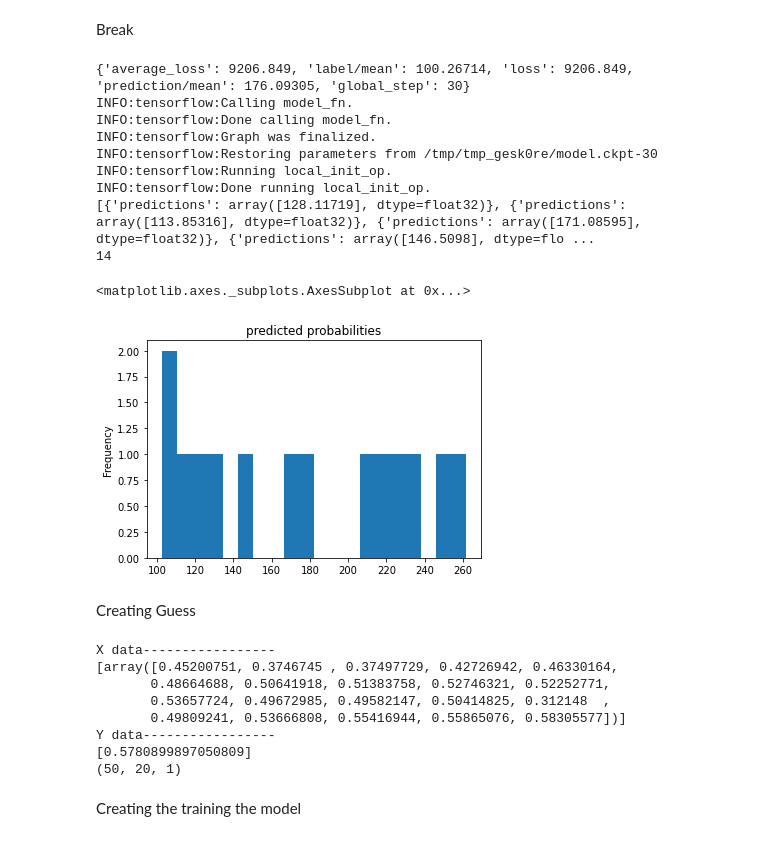
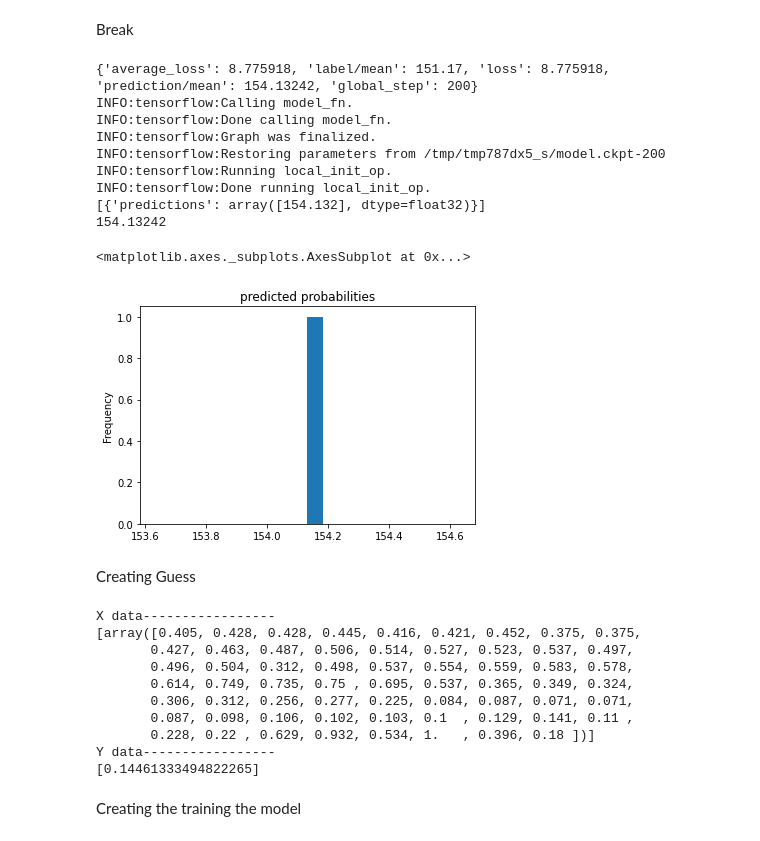
Before and after one commit to JayBlaine/WSBAI, a Jupyter notebook: WSBAI.ipynb, the cells around one changed output. Saved outputs shown, nothing was run; the diff lists cells and outputs as text; code cells hidden in the pictures.

```diff
--- a/WSBAI.ipynb
+++ b/WSBAI.ipynb
@@ -121,81 +192,68 @@ with open('wsb_clean.csv', mode='w') as write_file:
 # %% [markdown]
 Break
 # %%
-from __future__ import absolute_import, division, print_function, unicode_literals
 
-import numpy as np
-import pandas as pd
-import matplotlib.pyplot as plt
-from IPython.display import clear_output
-from six.moves import urllib
-
-import tensorflow.compat.v2.feature_column as fc
-
-import tensorflow as tf
-
-testDataSize = 40
-fullFile = pd.read_csv("wsb_clean.csv")
-
+fullFile = pd.read_csv('wsb_clean.csv')
+testDataSize = len(fullFile)-1
 # Load dataset.
 dftrain = fullFile.head(testDataSize) # training data
-dfeval = fullFile.iloc[testDataSize:] # testing data
-
+dfeval = pd.read_csv('eval.csv') # testing data
 
 
 dftrain.pop('Date')
 dfeval.pop('Date')
-# dftrain.pop('diff')
-# dfeval.pop('diff')
 y_train = dftrain.pop('close')
 y_eval = dfeval.pop('close')
-#dftrain = dftrain.astype(np.float16)
-#dfeval = dfeval.astype(np.float16)
+
 
 dataCol = ['open', 'total posts', 'GME count', '% GME', 'avg GME upvotes', 'avg GME comments']
-
 feature_col = []
-
 for feature in dataCol:
   feature_col.append(tf.feature_column.numeric_column(feature, dtype=tf.float32))
 
-# print(feature_columns)
 
-def make_input_fn(data, label, epochs=10, shuffle=True, batch=16):
+def make_input_fn(data, label, epochs=50, shuffle=True, batch=16):
   def input_function():  # inner function, this will be returned
     ds = tf.data.Dataset.from_tensor_slices((dict(data), label))  # create tf.data.Dataset object with data and its label
     if shuffle:
       ds = ds.shuffle(1000)  # randomize order of data
     ds = ds.batch(batch).repeat(epochs)  # split dataset into batches of 32 and repeat process for number of epochs
     return ds  # return a batch of the dataset
   return input_function  # return a function object for use
 
+
 train_input_fn = make_input_fn(dftrain, y_train)  # here we will call the input_function that was returned to us to get a dataset object we can feed to the model
 eval_input_fn = make_input_fn(dfeval, y_eval, epochs=1, shuffle=False)
 
+
 linear_est = tf.estimator.LinearRegressor(feature_columns=feature_col)
-
 linear_est.train(train_input_fn)  # train
 result = linear_est.evaluate(eval_input_fn)  # get model metrics/stats by testing on testing data
+
 
 clear_output()  # clears consoke output
 print(result)  # the result variable is simply a dict of stats about our model
 
 
 pred_dicts = list(linear_est.predict(eval_input_fn))
 print(pred_dicts)
-print(len(pred_dicts))
-probs = pd.Series([pred['predictions'][0] for pred in pred_dicts])
 
+
+prediction = pred_dicts[0]['predictions'][0]
+print(prediction)
+
+
+probs = pd.Series([pred['predictions'][0] for pred in pred_dicts]) # DELETE WHEN GRAPH IS DONE
 probs.plot(kind='hist', bins=20, title='predicted probabilities')
 # %% [output]
-{'average_loss': 9206.849, 'label/mean': 100.26714, 'loss': 9206.849, 'prediction/mean': 176.09305, 'global_step': 30}
+{'average_loss': 8.775918, 'label/mean': 151.17, 'loss': 8.775918, 'prediction/mean': 154.13242, 'global_step': 200}
 INFO:tensorflow:Calling model_fn.
 INFO:tensorflow:Done calling model_fn.
 INFO:tensorflow:Graph was finalized.
-INFO:tensorflow:Restoring parameters from /tmp/tmp_gesk0re/model.ckpt-30
+INFO:tensorflow:Restoring parameters from /tmp/tmp787dx5_s/model.ckpt-200
 INFO:tensorflow:Running local_init_op.
 INFO:tensorflow:Done running local_init_op.
-[{'predictions': array([128.11719], dtype=float32)}, {'predictions': array([113.85316], dtype=float32)}, {'predictions': array([171.08595], dtype=float32)}, {'predictions': array([146.5098], dtype=flo ...
-14
+[{'predictions': array([154.132], dtype=float32)}]
+154.13242
 <matplotlib.axes._subplots.AxesSubplot at 0x...>
-[figure, old version]
+[figure, new version]
@@ -214,8 +260,8 @@ print(1)
 # %% [markdown]
 Creating Guess
 # %%
-daysToPredict = 20
-predictionLayers = 64
+daysToPredict = 62
+predictionLayers = 128
 
 # Open the stock data file
 stonkData = pd.read_csv('./stonkdata.csv') # format = Date, Open, Close, Volume
@@ -249,16 +295,19 @@ y_train = np.array(x_train)
 # x_train = np.reshape(x_train, dataLength, daysToPredict, 1)
 x_train = np.reshape(x_train, (x_train.shape[0], x_train.shape[1], 1))
 
-print(x_train.shape)
+# print(x_train.shape)
+# print(y_train.shape)
 # %% [output]
 X data-----------------
-[array([0.45200751, 0.3746745 , 0.37497729, 0.42726942, 0.46330164,
-       0.48664688, 0.50641918, 0.51383758, 0.52746321, 0.52252771,
-       0.53657724, 0.49672985, 0.49582147, 0.50414825, 0.312148  ,
-       0.49809241, 0.53666808, 0.55416944, 0.55865076, 0.58305577])]
+[array([0.405, 0.428, 0.428, 0.445, 0.416, 0.421, 0.452, 0.375, 0.375,
+       0.427, 0.463, 0.487, 0.506, 0.514, 0.527, 0.523, 0.537, 0.497,
+       0.496, 0.504, 0.312, 0.498, 0.537, 0.554, 0.559, 0.583, 0.578,
+       0.614, 0.749, 0.735, 0.75 , 0.695, 0.537, 0.365, 0.349, 0.324,
+       0.306, 0.312, 0.256, 0.277, 0.225, 0.084, 0.087, 0.071, 0.071,
+       0.087, 0.098, 0.106, 0.102, 0.103, 0.1  , 0.129, 0.141, 0.11 ,
+       0.228, 0.22 , 0.629, 0.932, 0.534, 1.   , 0.396, 0.18 ])]
 Y data-----------------
-[0.5780899897050809]
-(50, 20, 1)
+[0.14461333494822265]
 # %% [markdown]
 Creating the training the model
 # %%
```
Also changed, not shown: parts of 12 cells of this notebook.
